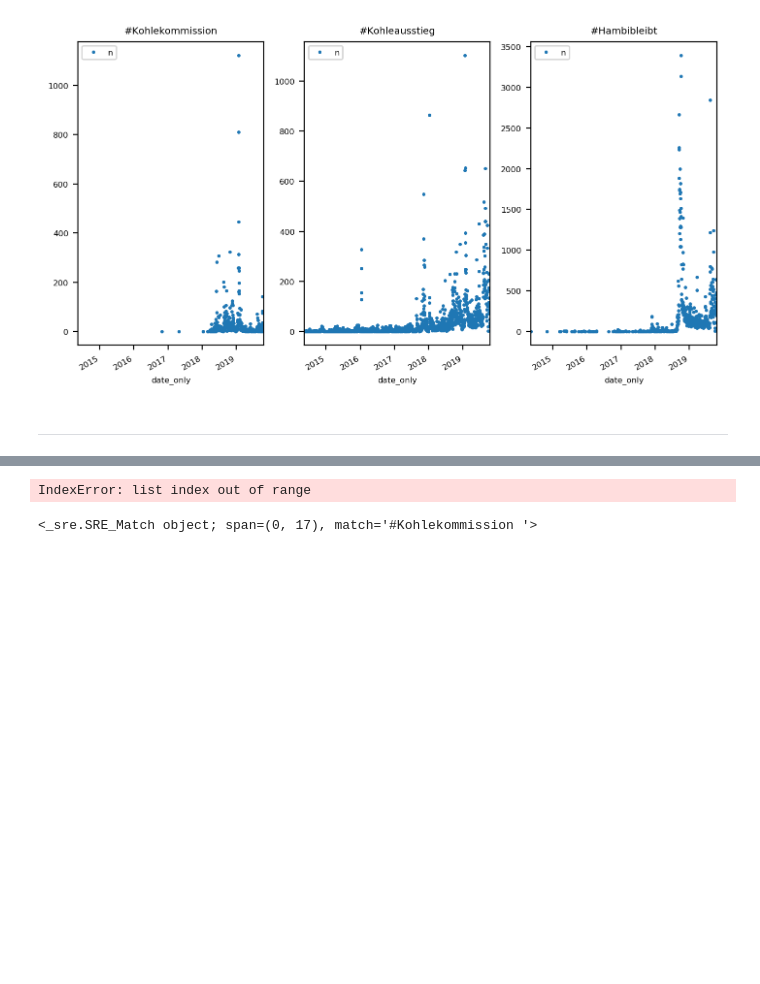
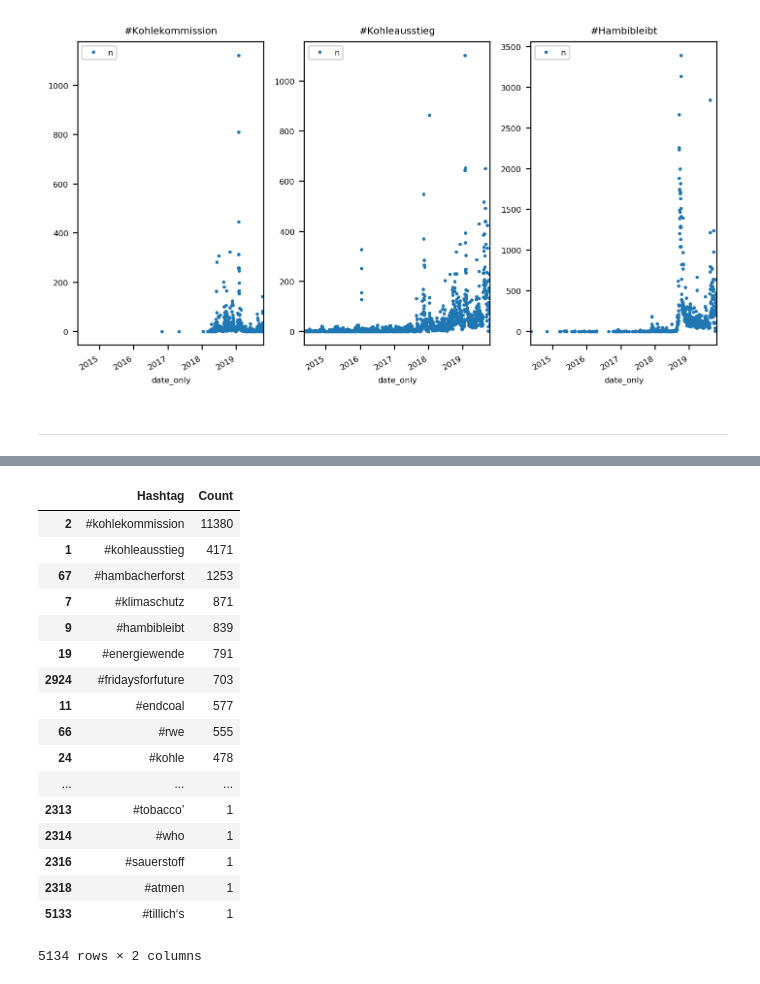
Before and after one commit to yuantinglee/twitter-discourse, a Jupyter notebook: analysis/descriptives.ipynb, the cells around one changed output, grey strips where cells are left out. Drawn from its saved outputs; the diff is of its cells as text; code cells hidden in the pictures; blank space fills up the shorter version.

```diff
--- a/analysis/descriptives.ipynb
+++ b/analysis/descriptives.ipynb
@@ -241,18 +266,10 @@ texts[0]
 # %%
 import re
-# %%
-for x in texts:
-    re.search('\#.+?\s', x, re.MULTILINE)
-# %%
-i=0
-#hashtags = []
-while i <= len(texts):
-    match = re.search('\#.+?\s', texts[i], re.MULTILINE)
-    #hashtags.append(match)
-    i += 1
-# %% [output]
-IndexError: list index out of range
-# %%
-match
-# %% [output]
-<_sre.SRE_Match object; span=(0, 17), match='#Kohlekommission '>
+# %%
+taglist = []
+regstrip = re.compile('\W\s')
+for x in texts:
+    match = re.findall('\#.+?\s', x, re.MULTILINE)
+    for m in match:
+        m1 = regstrip.sub("",m)
+        taglist.append(m1.strip().lower())
@@ -258,0 +278,24 @@ match
+# %%
+taglist_df = pd.DataFrame(Counter(taglist).keys(), columns=['Hashtag'])
+taglist_df['Count'] = list(Counter(taglist).values())
+# %%
+taglist_df.sort_values(by=['Count'], ascending=False)
+# %% [output]
+|  | Hashtag | Count |
+| 2 | #kohlekommission | 11380 |
+| 1 | #kohleausstieg | 4171 |
+| 67 | #hambacherforst | 1253 |
+| 7 | #klimaschutz | 871 |
+| 9 | #hambibleibt | 839 |
+| 19 | #energiewende | 791 |
+| 2924 | #fridaysforfuture | 703 |
+| 11 | #endcoal | 577 |
+| 66 | #rwe | 555 |
+| 24 | #kohle | 478 |
+| ... | ... | ... |
+| 2313 | #tobacco’ | 1 |
+| 2314 | #who | 1 |
+| 2316 | #sauerstoff | 1 |
+| 2318 | #atmen | 1 |
+| 5133 | #tillich‘s | 1 |
+5134 rows × 2 columns
```
Also changed, not shown: parts of 10 cells of this notebook.
